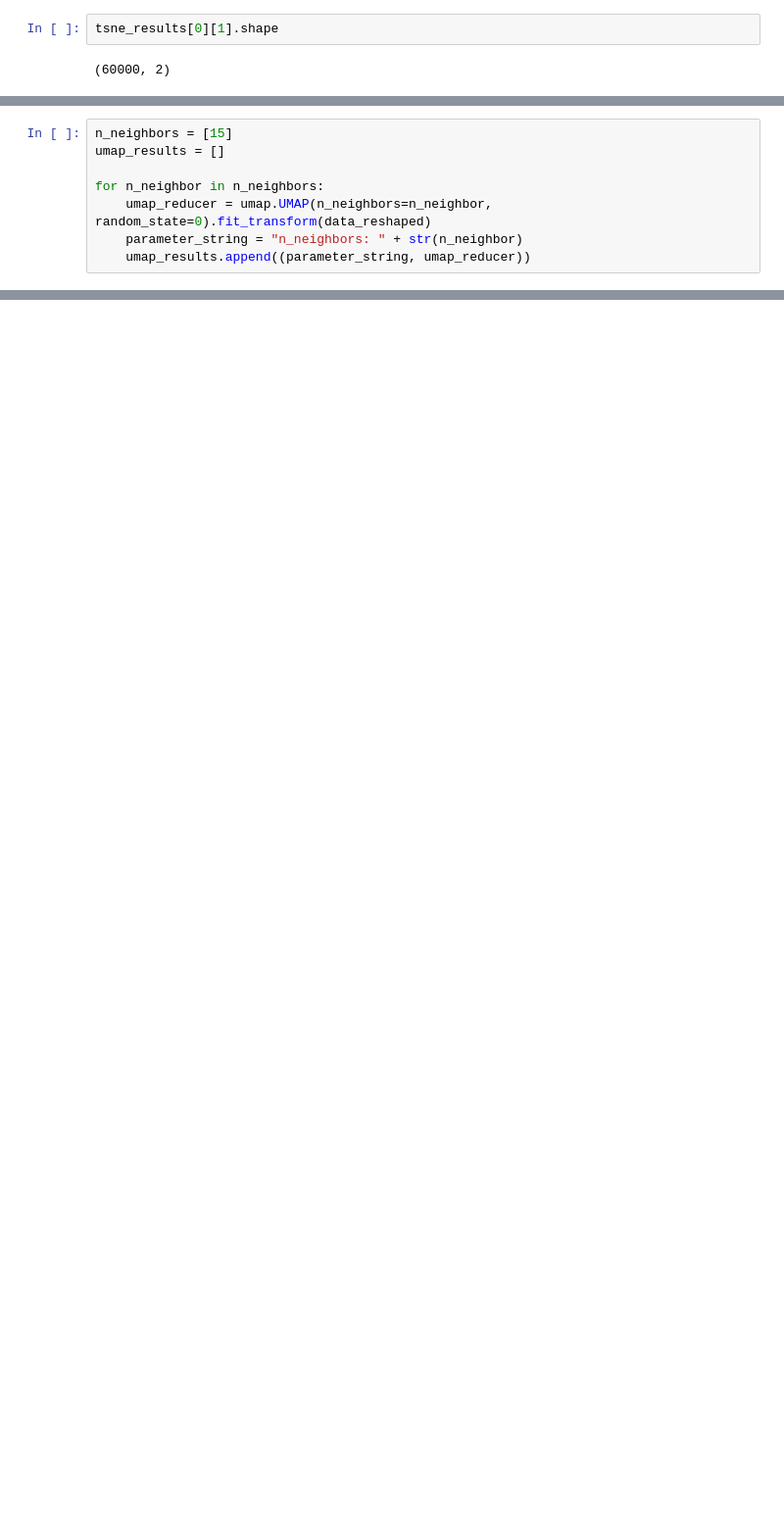
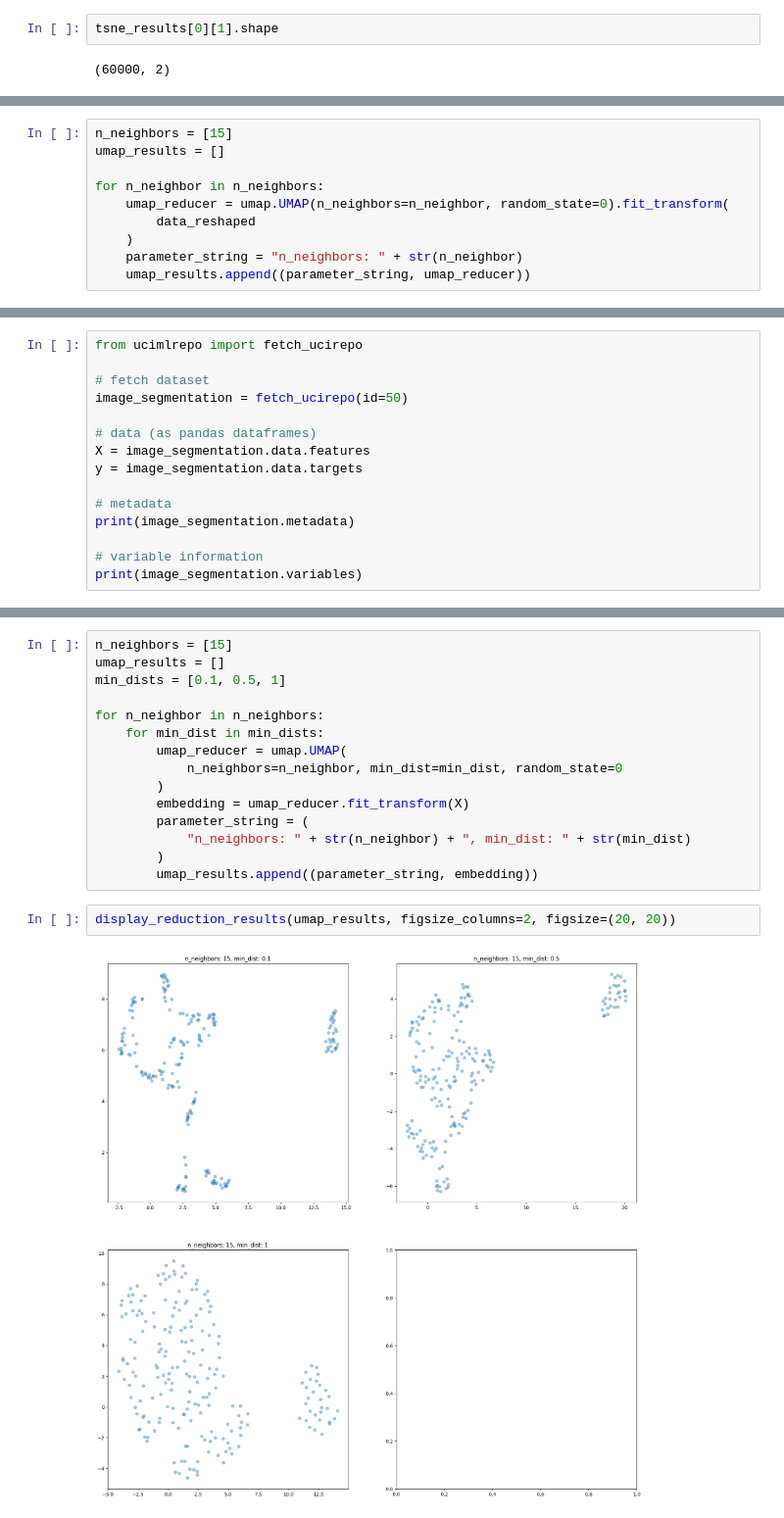
Before and after one commit to kohaupt/modDR, a Jupyter notebook: src/notebook/notebook.ipynb, the cells around one changed output, grey strips where cells are left out. Shown at 98% size. Cells and saved outputs as stored; diff of their text form; blank space fills up the shorter version.

Commit message:
feat: Add exploration for visualisation of UMAP with pairwise similarity-graphs

```diff
--- a/src/notebook/notebook.ipynb
+++ b/src/notebook/notebook.ipynb
@@ -145,7 +150,9 @@ n_neighbors = [15]
 umap_results = []
 
 for n_neighbor in n_neighbors:
-    umap_reducer = umap.UMAP(n_neighbors=n_neighbor, random_state=0).fit_transform(data_reshaped)
+    umap_reducer = umap.UMAP(n_neighbors=n_neighbor, random_state=0).fit_transform(
+        data_reshaped
+    )
     parameter_string = "n_neighbors: " + str(n_neighbor)
     umap_results.append((parameter_string, umap_reducer))
 # %%
@@ -157,0 +169,15 @@ np.save(targetdir + 'umap_results.npy', umap_results[0][1])
+# %%
+from ucimlrepo import fetch_ucirepo
+
+# fetch dataset
+image_segmentation = fetch_ucirepo(id=50)
+
+# data (as pandas dataframes)
+X = image_segmentation.data.features
+y = image_segmentation.data.targets
+
+# metadata
+print(image_segmentation.metadata)
+
+# variable information
+print(image_segmentation.variables)
@@ -157,0 +253,19 @@ np.save(targetdir + 'umap_results.npy', umap_results[0][1])
+# %%
+n_neighbors = [15]
+umap_results = []
+min_dists = [0.1, 0.5, 1]
+
+for n_neighbor in n_neighbors:
+    for min_dist in min_dists:
+        umap_reducer = umap.UMAP(
+            n_neighbors=n_neighbor, min_dist=min_dist, random_state=0
+        )
+        embedding = umap_reducer.fit_transform(X)
+        parameter_string = (
+            "n_neighbors: " + str(n_neighbor) + ", min_dist: " + str(min_dist)
+        )
+        umap_results.append((parameter_string, embedding))
+# %%
+display_reduction_results(umap_results, figsize_columns=2, figsize=(20, 20))
+# %% [output]
+[figure, added]
```
Also changed, not shown: parts of 36 cells of this notebook, 2 other files.
